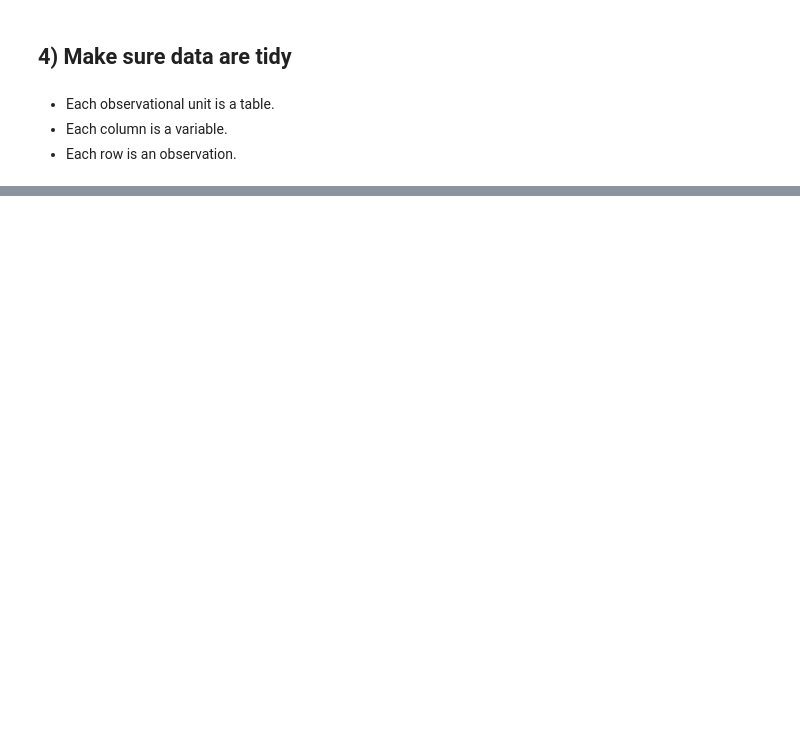
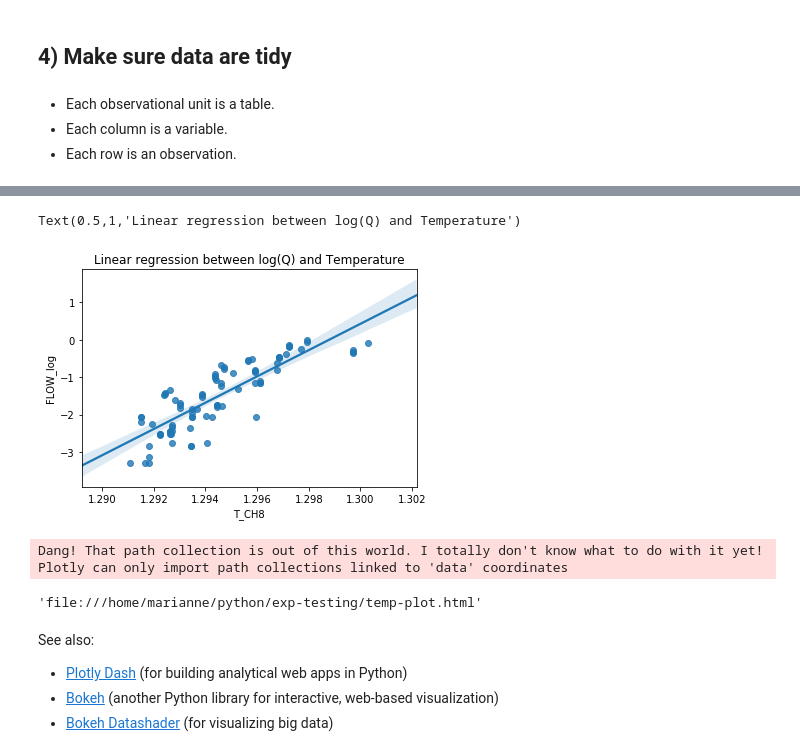
Before and after one commit to mkcor/exp-testing, a Jupyter notebook: demo.ipynb, the cells around one changed output, grey strips where cells are left out. Saved outputs shown, nothing was run; the diff lists cells and outputs as text; code cells hidden in the pictures; blank space fills up the shorter version.

```diff
--- a/demo.ipynb
+++ b/demo.ipynb
@@ -292,0 +348,25 @@ df.shape
+# %%
+# Instantiate a figure with one subplot.
+f, ax = plt.subplots()
+# Let the subplot be the above linear regression.
+ax = sns.regplot(x='T_CH8', y='FLOW_log', data=s.loc[:'2017-09-12 03:40:00', :])
+ax.set_title('Linear regression between log(Q) and Temperature')
+# %% [output]
+Text(0.5,1,'Linear regression between log(Q) and Temperature')
+[figure, added]
+# %%
+# Convert Matplotlib plot to Plotly plot.
+pp = tls.mpl_to_plotly(f)
+# %% [output]
+Dang! That path collection is out of this world. I totally don't know what to do with it yet! Plotly can only import path collections linked to 'data' coordinates
+# %%
+# Return web page with interactive plot.
+plot(pp)
+# %% [output]
+'file:///home/marianne/python/exp-testing/temp-plot.html'
+# %% [markdown]
+See also:
+
+* [Plotly Dash](https://github.com/plotly/dash) (for building analytical web apps in Python)
+* [Bokeh](https://bokeh.pydata.org) (another Python library for interactive, web-based visualization)
+* [Bokeh Datashader](https://github.com/bokeh/datashader) (for visualizing big data)
```
Also changed, not shown: parts of 18 cells of this notebook, 1 other file.
